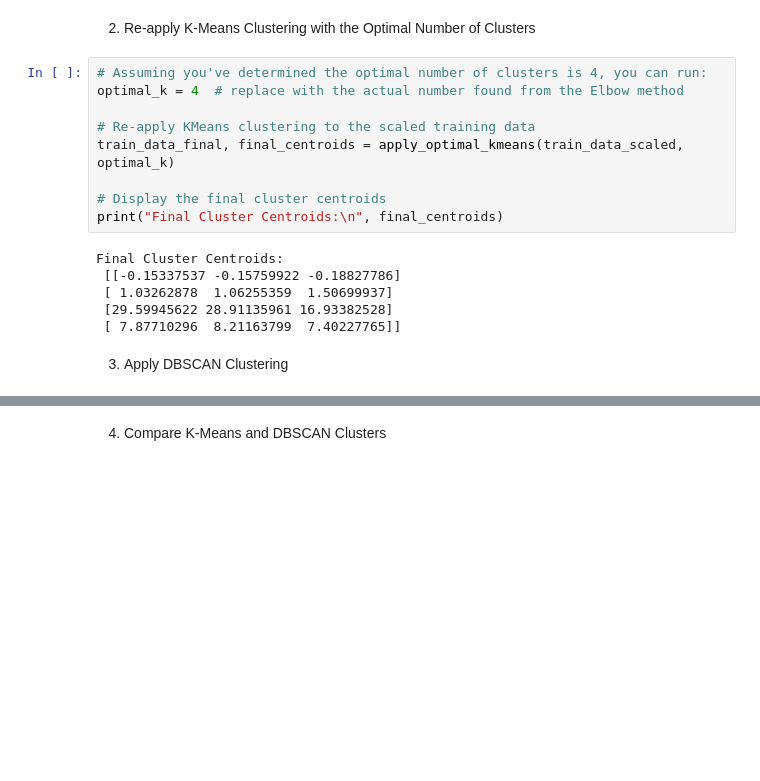
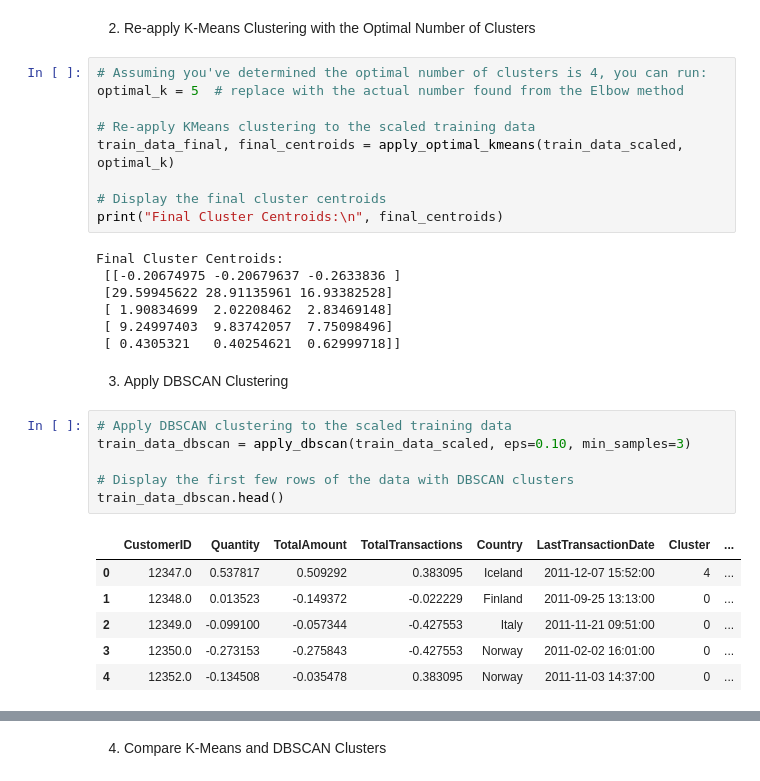
Before and after one commit to imranahmed123/DataScience-AI-ML, a Jupyter notebook: M3_NB_MiniProject_5_Customer_Segmentation_Kmeans.ipynb, the cells around one changed output, grey strips where cells are left out. Drawn from its saved outputs; the diff is of its cells as text; blank space fills up the shorter version.

```diff
--- a/M3_NB_MiniProject_5_Customer_Segmentation_Kmeans.ipynb
+++ b/M3_NB_MiniProject_5_Customer_Segmentation_Kmeans.ipynb
@@ -568,7 +570,7 @@ def apply_optimal_kmeans(data, optimal_k):
 2. Re-apply K-Means Clustering with the Optimal Number of Clusters
 # %%
 # Assuming you've determined the optimal number of clusters is 4, you can run:
-optimal_k = 4  # replace with the actual number found from the Elbow method
+optimal_k = 5  # replace with the actual number found from the Elbow method
 
 # Re-apply KMeans clustering to the scaled training data
 train_data_final, final_centroids = apply_optimal_kmeans(train_data_scaled, optimal_k)
@@ -577,9 +579,23 @@ train_data_final, final_centroids = apply_optimal_kmeans(train_data_scaled, opti
 print("Final Cluster Centroids:\n", final_centroids)
 # %% [output]
 Final Cluster Centroids:
- [[-0.15337537 -0.15759922 -0.18827786]
- [ 1.03262878  1.06255359  1.50699937]
+ [[-0.20674975 -0.20679637 -0.2633836 ]
  [29.59945622 28.91135961 16.93382528]
- [ 7.87710296  8.21163799  7.40227765]]
+ [ 1.90834699  2.02208462  2.83469148]
+ [ 9.24997403  9.83742057  7.75098496]
+ [ 0.4305321   0.40254621  0.62999718]]
 # %% [markdown]
 3. Apply DBSCAN Clustering
+# %%
+# Apply DBSCAN clustering to the scaled training data
+train_data_dbscan = apply_dbscan(train_data_scaled, eps=0.10, min_samples=3)
+
+# Display the first few rows of the data with DBSCAN clusters
+train_data_dbscan.head()
+# %% [output]
+|  | CustomerID | Quantity | TotalAmount | TotalTransactions | Country | LastTransactionDate | Cluster | ... |
+| 0 | 12347.0 | 0.537817 | 0.509292 | 0.383095 | Iceland | 2011-12-07 15:52:00 | 4 | ... |
+| 1 | 12348.0 | 0.013523 | -0.149372 | -0.022229 | Finland | 2011-09-25 13:13:00 | 0 | ... |
+| 2 | 12349.0 | -0.099100 | -0.057344 | -0.427553 | Italy | 2011-11-21 09:51:00 | 0 | ... |
+| 3 | 12350.0 | -0.273153 | -0.275843 | -0.427553 | Norway | 2011-02-02 16:01:00 | 0 | ... |
+| 4 | 12352.0 | -0.134508 | -0.035478 | 0.383095 | Norway | 2011-11-03 14:37:00 | 0 | ... |
```
Also changed, not shown: parts of 9 cells of this notebook.
